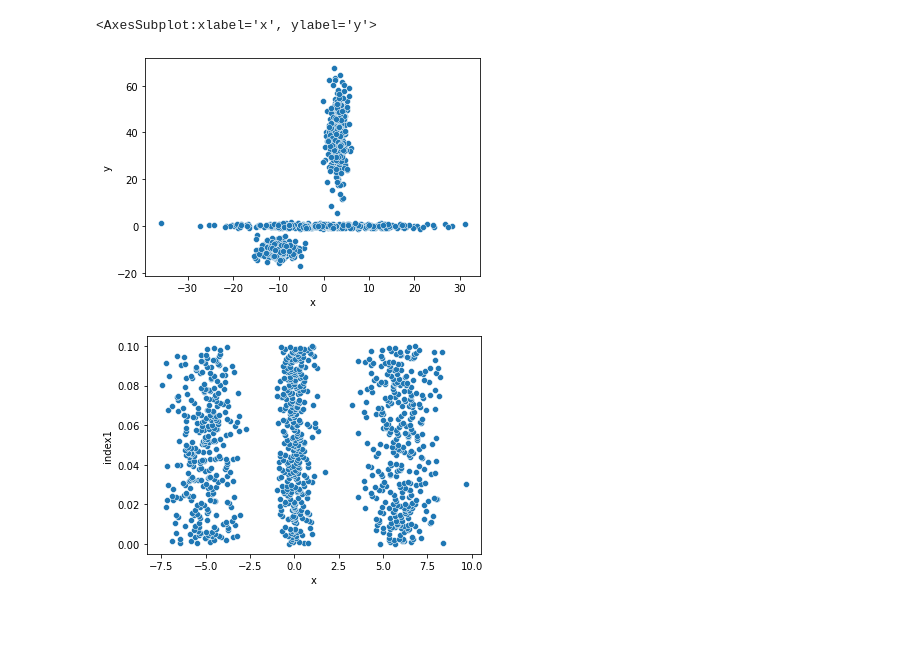
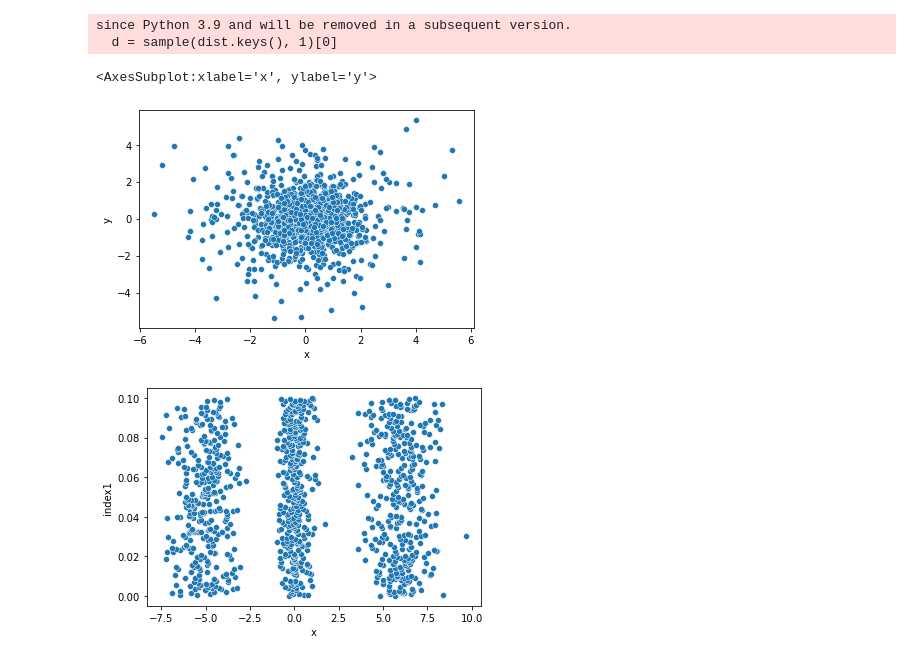
Before and after one commit to IonatanPerez/Cursos_DHDS_CN13, a Jupyter notebook: Clases/C31 - Clustering/Ejemplos Kmeans.ipynb, the cells around one changed output. Cells and saved outputs as stored; diff of their text form; code cells hidden in the pictures; blank space fills up the shorter version.

```diff
--- a/Clases/C31 - Clustering/Ejemplos Kmeans.ipynb
+++ b/Clases/C31 - Clustering/Ejemplos Kmeans.ipynb
@@ -28,15 +28,15 @@ dist_1 = {
 
 dist= {
   "dist1" : {
-      "mean" : [3,40],
-      "sd" : [1,10],
+      "mean" : [0,0],
+      "sd" : [1,1],
   },
   "dist2" : {
       "mean" : [0,0],
-      "sd" : [10,0.5],
+      "sd" : [1,1],
   },
   "dist3" : {
-      "mean" : [-10,-10],
+      "mean" : [0,0],
       "sd" : [2,2],
   }
 }
@@ -44,35 +44,37 @@ dist= {
 # Generamos los datos aleatorios, primero escogemos al azar una de las 3
 # distribuciones y luego generamos la observación con los parámetros de
 # dicha distribución.
 x = []
 y = []
 tipo = []
 for i in range(1000):
     d = sample(dist.keys(), 1)[0]
     x.append(gauss(dist[d]["mean"][0], dist[d]["sd"][0]))
     y.append(gauss(dist[d]["mean"][1], dist[d]["sd"][1]))
 
 df = pd.DataFrame({
     "x" : x,
     "y" : y,
 })
 # Agregamos una columna numerada
 numerar = True
 escala = 0.0001
 if numerar:
     df['index1'] = df.index*escala
 escalar = False
 if escalar:
     scaler=StandardScaler()
     df=scaler.fit_transform(df)
     if numerar:
         df = pd.DataFrame(df, columns = ['x','y','index1'])
     else:
         df = pd.DataFrame(df, columns = ['x','y'])
 sns.scatterplot(data = df, x = "x", y = "y")
 # %% [output]
-<AxesSubplot:xlabel='x', ylabel='y'>
+since Python 3.9 and will be removed in a subsequent version.
+  d = sample(dist.keys(), 1)[0]
+<AxesSubplot:xlabel='x', ylabel='y'>
-[figure, old version]
+[figure, new version]
 # %%
 g = sns.scatterplot(data = df, x = "x", y = "index1")
 #g.set_aspect("equal")
```
Also changed, not shown: parts of 2 cells of this notebook, 9 other files.
